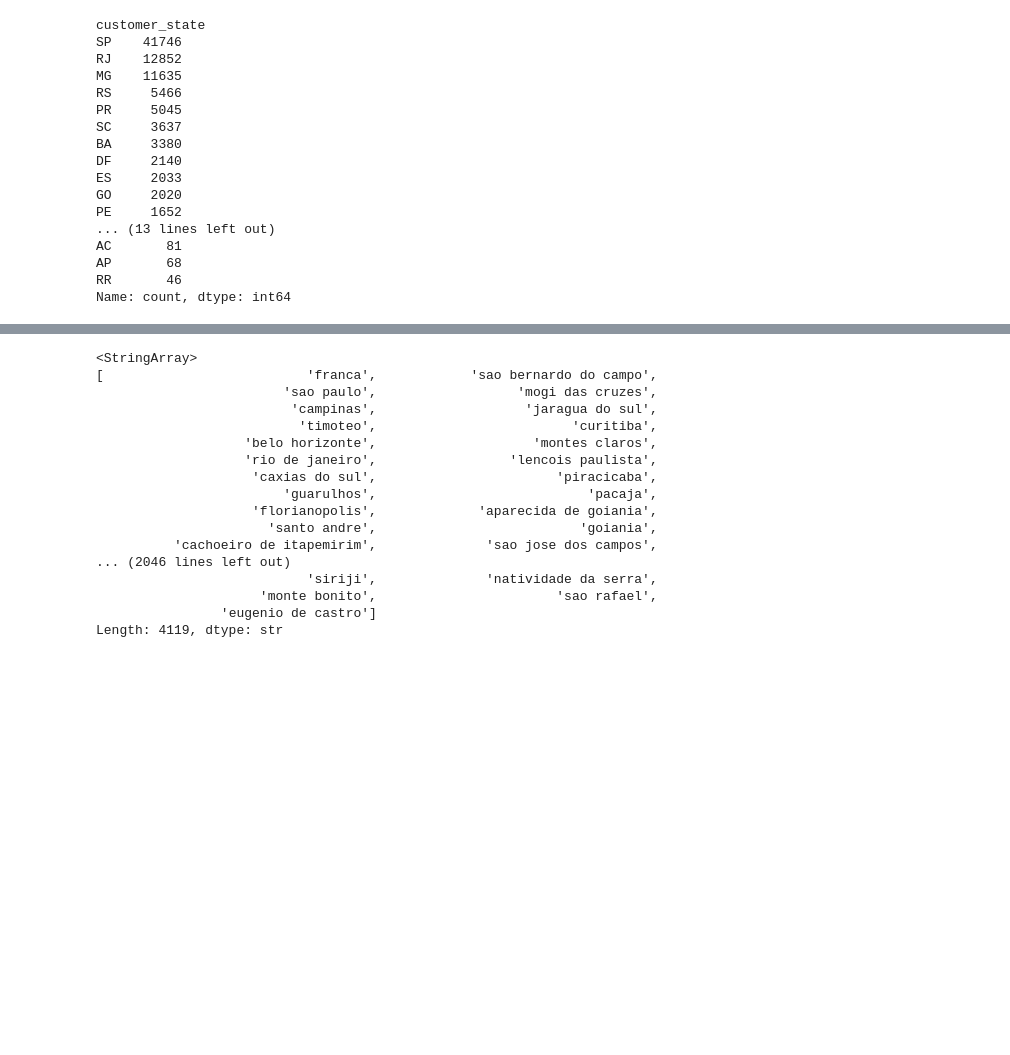
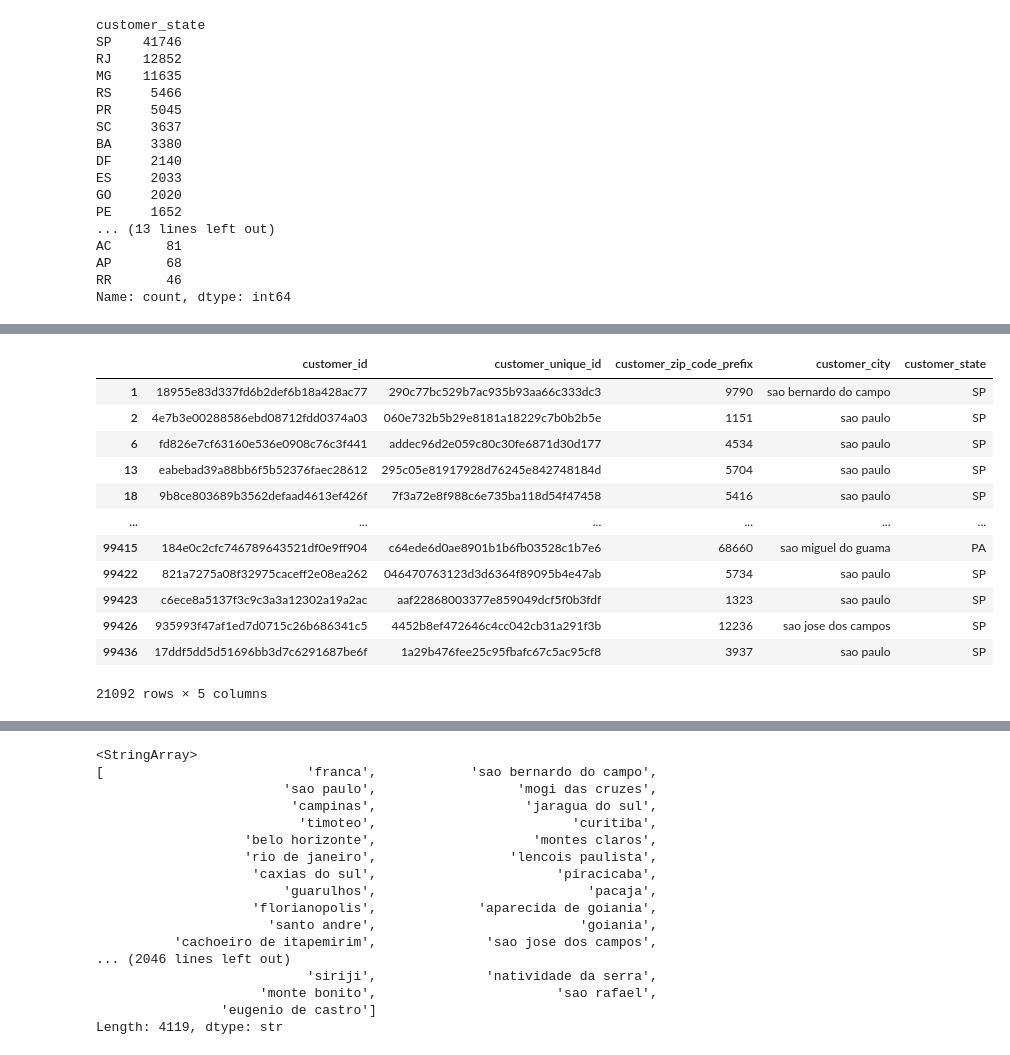
Before and after one commit to Armanix-01/Olist-Logistics-Intelligence, a Jupyter notebook: notebooks/feature_eng_and_EDA.ipynb, the cells around one changed output, grey strips where cells are left out. Cells and saved outputs as stored; diff of their text form; code cells hidden in the pictures; blank space fills up the shorter version.

```diff
--- a/notebooks/feature_eng_and_EDA.ipynb
+++ b/notebooks/feature_eng_and_EDA.ipynb
@@ -186,0 +226,16 @@ Name: count, dtype: int64
+# %%
+customers_df[customers_df["customer_city"].str.contains("sao", case=False, na=False)]
+# %% [output]
+|  | customer_id | customer_unique_id | customer_zip_code_prefix | customer_city | customer_state |
+| 1 | 18955e83d337fd6b2def6b18a428ac77 | 290c77bc529b7ac935b93aa66c333dc3 | 9790 | sao bernardo do campo | SP |
+| 2 | 4e7b3e00288586ebd08712fdd0374a03 | 060e732b5b29e8181a18229c7b0b2b5e | 1151 | sao paulo | SP |
+| 6 | fd826e7cf63160e536e0908c76c3f441 | addec96d2e059c80c30fe6871d30d177 | 4534 | sao paulo | SP |
+| 13 | eabebad39a88bb6f5b52376faec28612 | 295c05e81917928d76245e842748184d | 5704 | sao paulo | SP |
+| 18 | 9b8ce803689b3562defaad4613ef426f | 7f3a72e8f988c6e735ba118d54f47458 | 5416 | sao paulo | SP |
+| ... | ... | ... | ... | ... | ... |
+| 99415 | 184e0c2cfc746789643521df0e9ff904 | c64ede6d0ae8901b1b6fb03528c1b7e6 | 68660 | sao miguel do guama | PA |
+| 99422 | 821a7275a08f32975caceff2e08ea262 | 046470763123d3d6364f89095b4e47ab | 5734 | sao paulo | SP |
+| 99423 | c6ece8a5137f3c9c3a3a12302a19a2ac | aaf22868003377e859049dcf5f0b3fdf | 1323 | sao paulo | SP |
+| 99426 | 935993f47af1ed7d0715c26b686341c5 | 4452b8ef472646c4cc042cb31a291f3b | 12236 | sao jose dos campos | SP |
+| 99436 | 17ddf5dd5d51696bb3d7c6291687be6f | 1a29b476fee25c95fbafc67c5ac95cf8 | 3937 | sao paulo | SP |
+21092 rows × 5 columns
```
Also changed, not shown: parts of 31 cells of this notebook, 4 other files.
